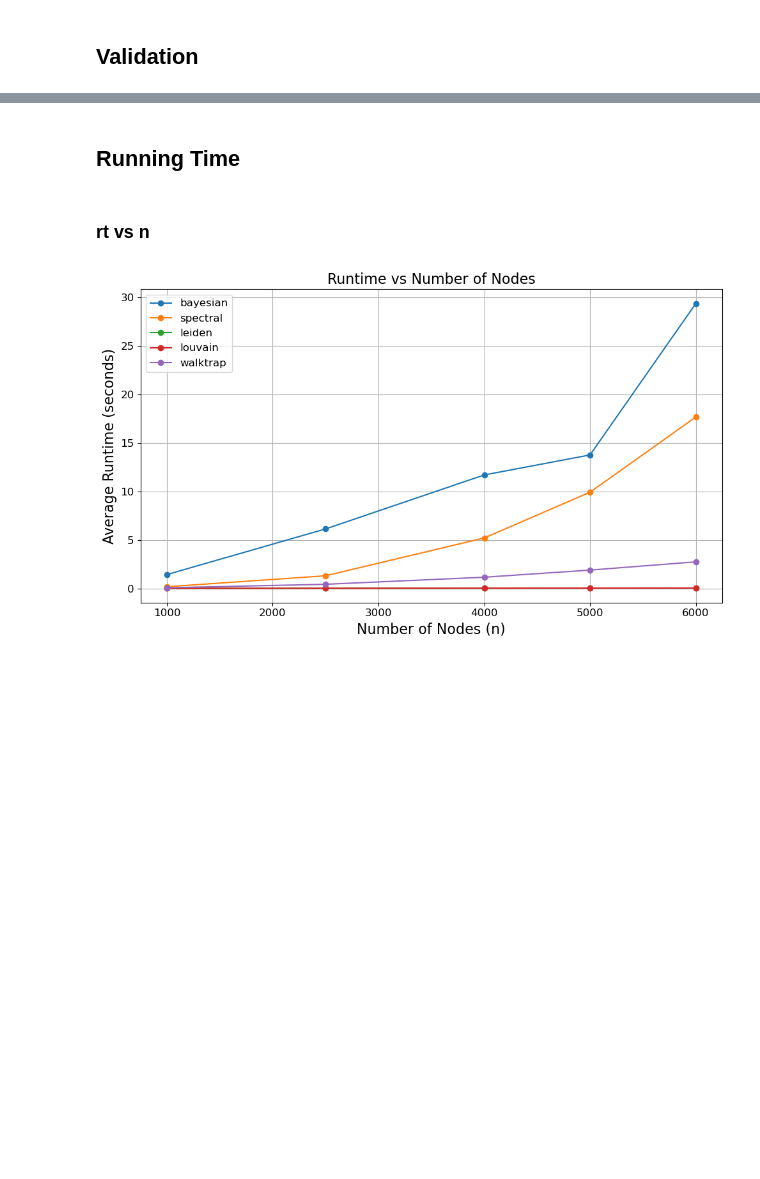
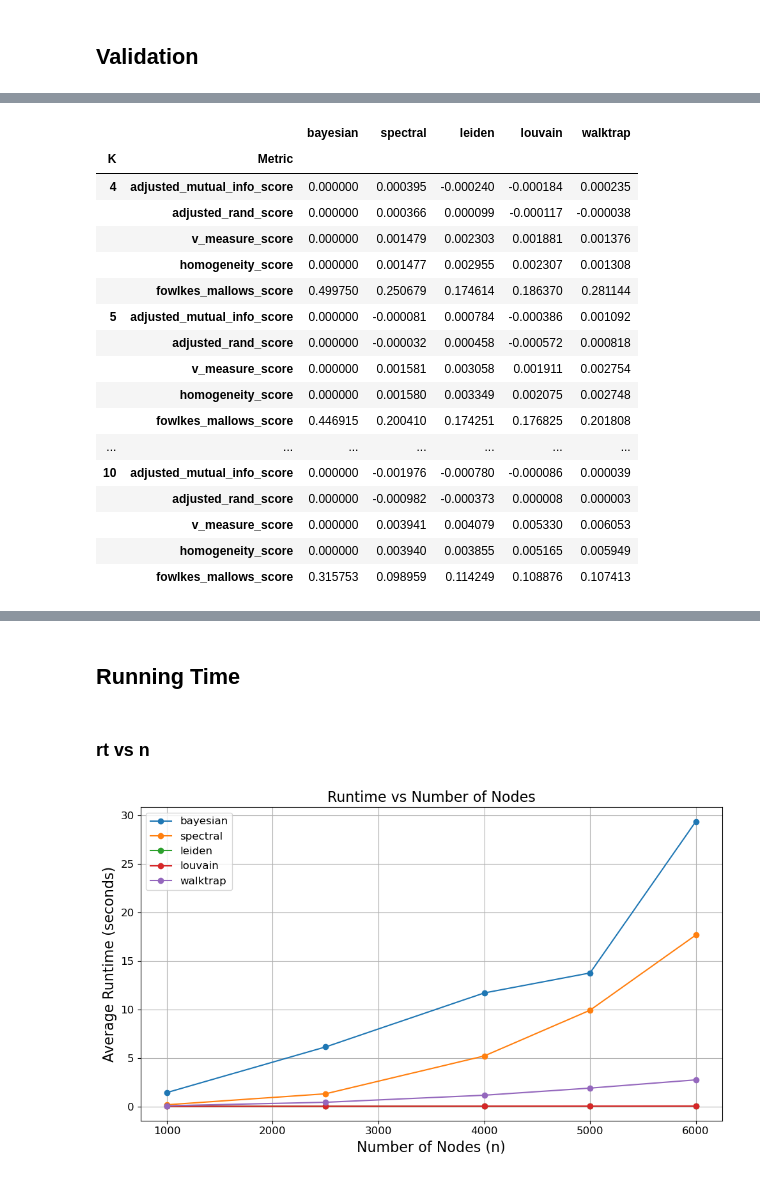
Before and after one commit to salyaa/semester_project, a Jupyter notebook: SBM_tests.ipynb, the cells around one changed output, grey strips where cells are left out. Saved outputs shown, nothing was run; the diff lists cells and outputs as text; code cells hidden in the pictures; blank space fills up the shorter version.

```diff
--- a/SBM_tests.ipynb
+++ b/SBM_tests.ipynb
@@ -27,3 +31,24 @@ KeyboardInterrupt:
+# %%
+display(res_mean_K)
+# %% [output]
+|  |  | bayesian | spectral | leiden | louvain | walktrap |
+| K | Metric |  |  |  |  |  |
+| 4 | adjusted_mutual_info_score | 0.000000 | 0.000395 | -0.000240 | -0.000184 | 0.000235 |
+|  | adjusted_rand_score | 0.000000 | 0.000366 | 0.000099 | -0.000117 | -0.000038 |
+|  | v_measure_score | 0.000000 | 0.001479 | 0.002303 | 0.001881 | 0.001376 |
+|  | homogeneity_score | 0.000000 | 0.001477 | 0.002955 | 0.002307 | 0.001308 |
+|  | fowlkes_mallows_score | 0.499750 | 0.250679 | 0.174614 | 0.186370 | 0.281144 |
+| 5 | adjusted_mutual_info_score | 0.000000 | -0.000081 | 0.000784 | -0.000386 | 0.001092 |
+|  | adjusted_rand_score | 0.000000 | -0.000032 | 0.000458 | -0.000572 | 0.000818 |
+|  | v_measure_score | 0.000000 | 0.001581 | 0.003058 | 0.001911 | 0.002754 |
+|  | homogeneity_score | 0.000000 | 0.001580 | 0.003349 | 0.002075 | 0.002748 |
+|  | fowlkes_mallows_score | 0.446915 | 0.200410 | 0.174251 | 0.176825 | 0.201808 |
+| ... | ... | ... | ... | ... | ... | ... |
+| 10 | adjusted_mutual_info_score | 0.000000 | -0.001976 | -0.000780 | -0.000086 | 0.000039 |
+|  | adjusted_rand_score | 0.000000 | -0.000982 | -0.000373 | 0.000008 | 0.000003 |
+|  | v_measure_score | 0.000000 | 0.003941 | 0.004079 | 0.005330 | 0.006053 |
+|  | homogeneity_score | 0.000000 | 0.003940 | 0.003855 | 0.005165 | 0.005949 |
+|  | fowlkes_mallows_score | 0.315753 | 0.098959 | 0.114249 | 0.108876 | 0.107413 |
 # %%
 res_mean_p, nb_clusters_p = validation_range_p(range_p=None, K = 8, n=n, n_reps=1)
 # %% [output]
```
Also changed, not shown: parts of 16 cells of this notebook.
